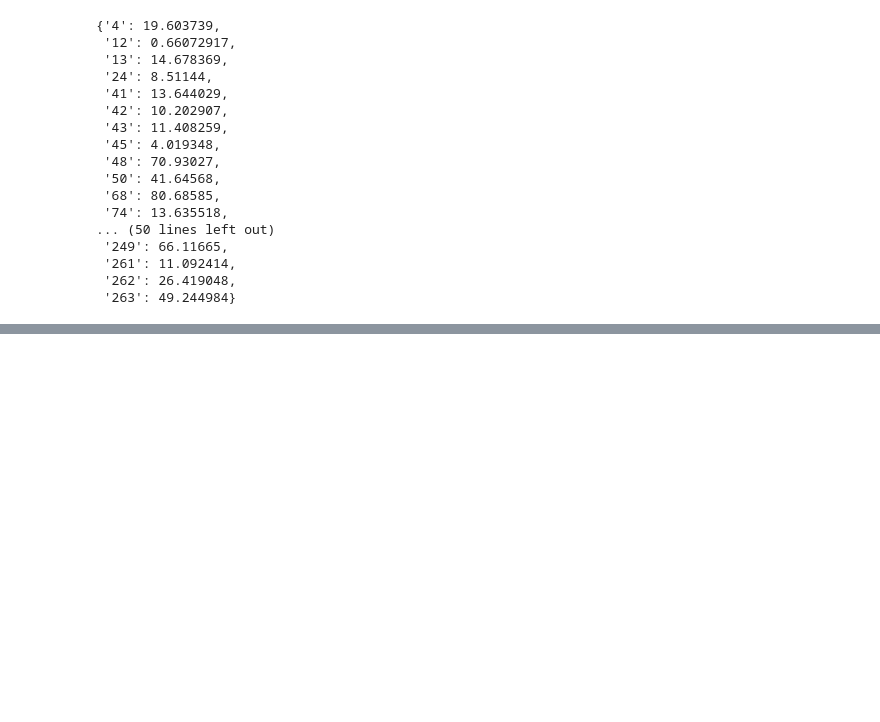
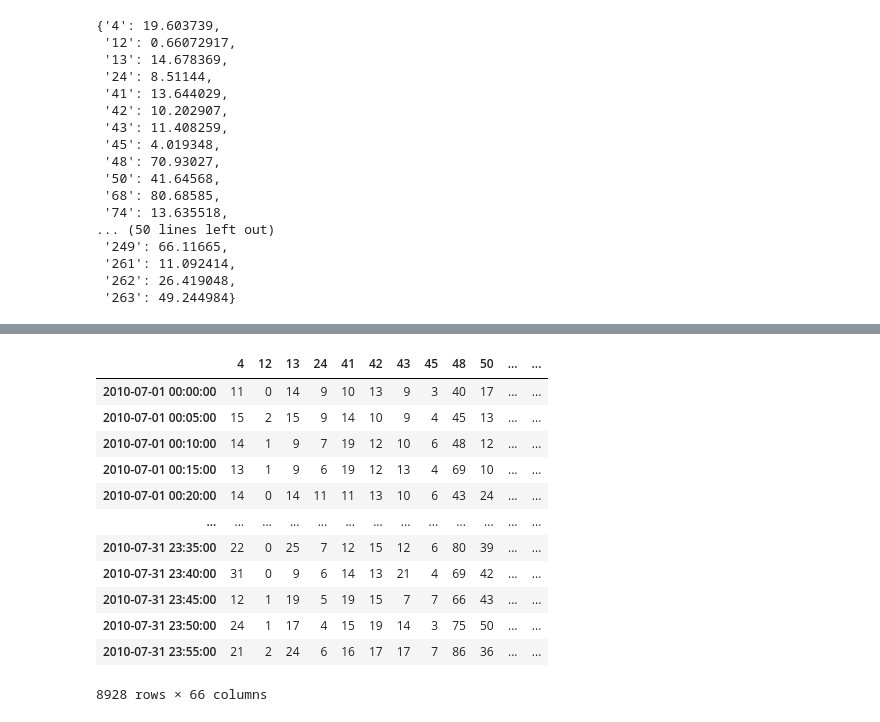
Before and after one commit to Aval001/NYC-Demand-Forecasting, a Jupyter notebook: simulation.ipynb, the cells around one changed output, grey strips where cells are left out. Saved outputs shown, nothing was run; the diff lists cells and outputs as text; code cells hidden in the pictures; blank space fills up the shorter version.

```diff
--- a/simulation.ipynb
+++ b/simulation.ipynb
@@ -133,0 +209,16 @@ samples_df
+# %%
+actual
+# %% [output]
+|  | 4 | 12 | 13 | 24 | 41 | 42 | 43 | 45 | 48 | 50 | ... | ... |
+| 2010-07-01 00:00:00 | 11 | 0 | 14 | 9 | 10 | 13 | 9 | 3 | 40 | 17 | ... | ... |
+| 2010-07-01 00:05:00 | 15 | 2 | 15 | 9 | 14 | 10 | 9 | 4 | 45 | 13 | ... | ... |
+| 2010-07-01 00:10:00 | 14 | 1 | 9 | 7 | 19 | 12 | 10 | 6 | 48 | 12 | ... | ... |
+| 2010-07-01 00:15:00 | 13 | 1 | 9 | 6 | 19 | 12 | 13 | 4 | 69 | 10 | ... | ... |
+| 2010-07-01 00:20:00 | 14 | 0 | 14 | 11 | 11 | 13 | 10 | 6 | 43 | 24 | ... | ... |
+| ... | ... | ... | ... | ... | ... | ... | ... | ... | ... | ... | ... | ... |
+| 2010-07-31 23:35:00 | 22 | 0 | 25 | 7 | 12 | 15 | 12 | 6 | 80 | 39 | ... | ... |
+| 2010-07-31 23:40:00 | 31 | 0 | 9 | 6 | 14 | 13 | 21 | 4 | 69 | 42 | ... | ... |
+| 2010-07-31 23:45:00 | 12 | 1 | 19 | 5 | 19 | 15 | 7 | 7 | 66 | 43 | ... | ... |
+| 2010-07-31 23:50:00 | 24 | 1 | 17 | 4 | 15 | 19 | 14 | 3 | 75 | 50 | ... | ... |
+| 2010-07-31 23:55:00 | 21 | 2 | 24 | 6 | 16 | 17 | 17 | 7 | 86 | 36 | ... | ... |
+8928 rows × 66 columns
```
Also changed, not shown: parts of 15 cells of this notebook.
